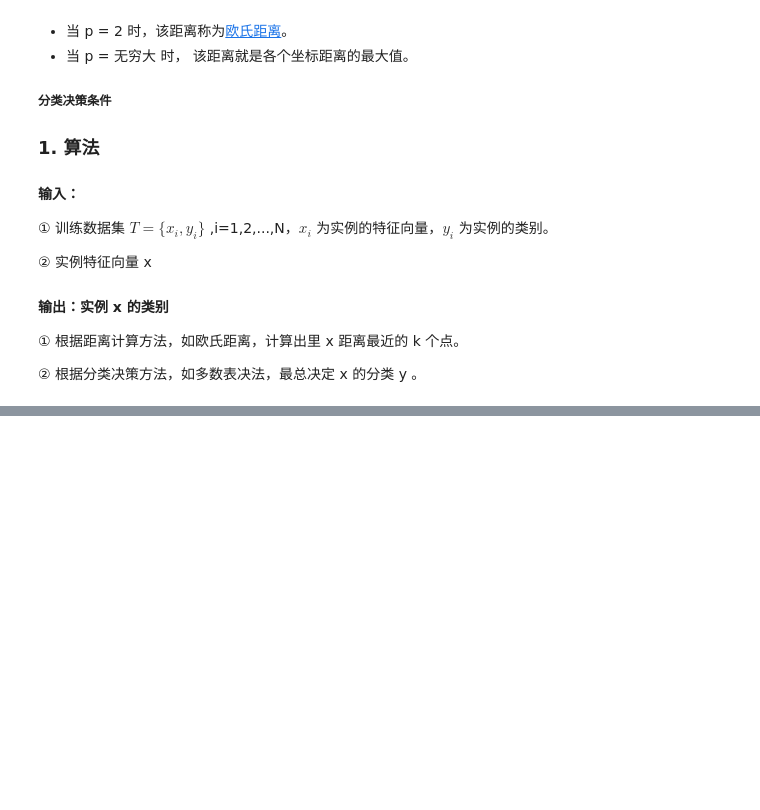
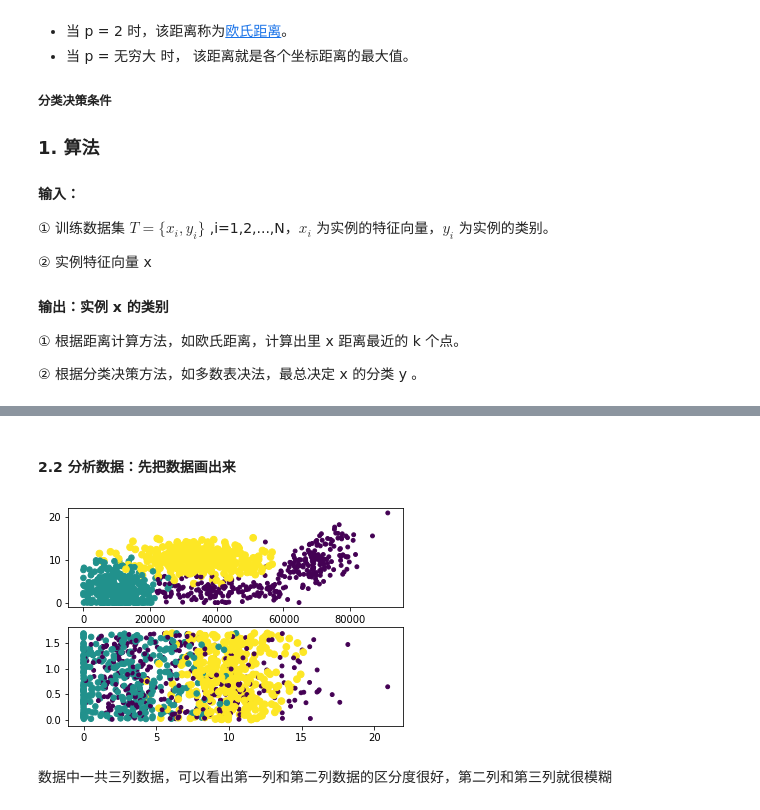
Before and after one commit to PantaSun/Machine-learningxercises, a Jupyter notebook: KNN/knn.ipynb, the cells around one changed output, grey strips where cells are left out. Saved outputs shown, nothing was run; the diff lists cells and outputs as text; code cells hidden in the pictures; blank space fills up the shorter version.

```diff
--- a/KNN/knn.ipynb
+++ b/KNN/knn.ipynb
@@ -28,0 +121,20 @@ $$L_p(x_i, x_j)  = (\sum^{n}_{l=1} | x_i^{(l)} - x_j^{(l)}|)^{1/p} $$
+# %%
+# 准备数据
+# 将文本转换为numpy的解析程序
+def file2matrix(filename):
+    fr = open(filename)
+    arrayLines = fr.readlines()
+    numberOfLines = len(arrayLines)
+    returnMat = zeros((numberOfLines, 3))
+    classLabelVector = []
+    index = 0
+
+    for line in arrayLines:
+        line = line.strip()
+        listFormLine = line.split('\t')
+        returnMat[index,:] = listFormLine[0:3]
+        classLabelVector.append(int(listFormLine[-1]))
+        index += 1
+    return returnMat, classLabelVector
+# %%
+dataSet, labels = file2matrix('datingTestSet2.txt')
@@ -28,0 +169,15 @@ $$L_p(x_i, x_j)  = (\sum^{n}_{l=1} | x_i^{(l)} - x_j^{(l)}|)^{1/p} $$
+# %% [markdown]
+#### 2.2 分析数据：先把数据画出来
+# %%
+import matplotlib
+import matplotlib.pyplot as plt
+fig = plt.figure()
+a1 = fig.add_subplot(211)
+a1.scatter(dataSet[:,0], dataSet[:,1], 15.0*array(labels), 15.0*array(labels))
+a2 = fig.add_subplot(212)
+a2.scatter(dataSet[:,1], dataSet[:,2], 15.0*array(labels), 15.0*array(labels))
+plt.show()
+# %% [output]
+[figure, added]
+# %% [markdown]
+数据中一共三列数据，可以看出第一列和第二列数据的区分度很好，第二列和第三列就很模糊
```
Also changed, not shown: parts of 12 cells of this notebook, 1 other file.
